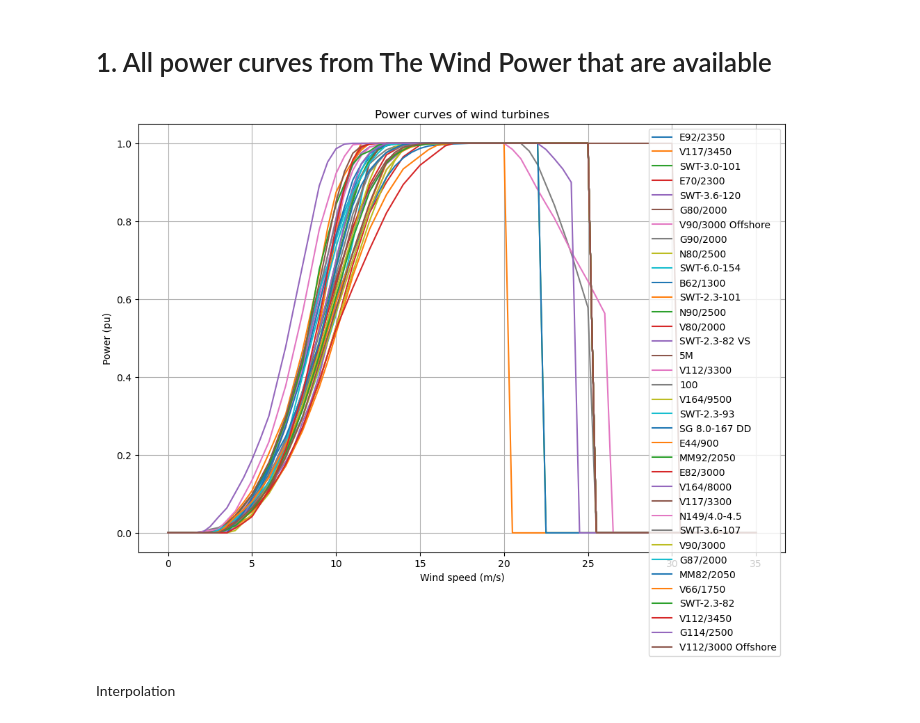
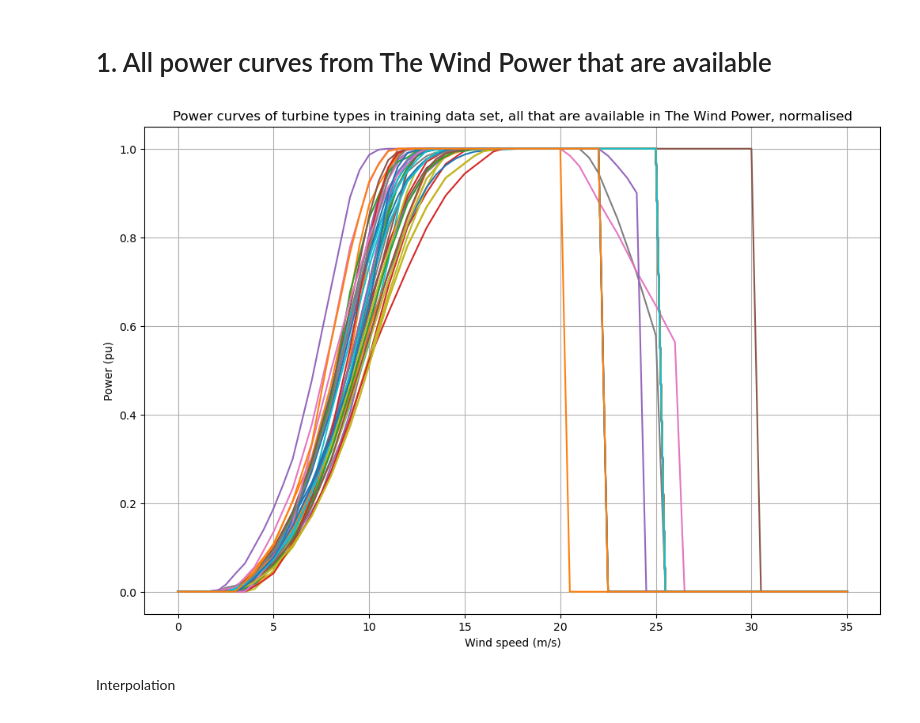
Before and after one commit to el-gif/Webapp, a Jupyter notebook: Benchmarking power curve.ipynb, the cells around one changed output. Saved outputs shown, nothing was run; the diff lists cells and outputs as text; code cells hidden in the pictures.

```diff
--- a/Benchmarking power curve.ipynb
+++ b/Benchmarking power curve.ipynb
@@ -13,15 +13,15 @@ all_commissioning_dates = []
 all_production_data = []
 
 # JSON-Datei laden
-with open(f"data/WPPs+production+wind.json", "r", encoding="utf-8") as file:
+with open(f"data/WPPs+production+reanalysis/WPPs+production+wind_new.json", "r", encoding="utf-8") as file:
     WPP_production_wind = json.load(file)
 
 # Daten sammeln
 for wpp in WPP_production_wind:
-    all_turbine_types.append(wpp["Turbine"])
+    all_turbine_types.append(str(wpp["Turbine"]))
     all_hub_heights.append(wpp["Hub_height"] if not pd.isna(wpp["Hub_height"]) else 100)
     all_capacities.append(wpp["Capacity"])
-    all_commissioning_dates.append(wpp["Commission_date"] if wpp["Commission_date"] != "nan" else "2015/06")
+    all_commissioning_dates.append(f"{wpp['Commissioning_date']}/06" if isinstance(wpp["Commissioning_date"], str) and "/" not in wpp["Commissioning_date"] else wpp["Commissioning_date"])
     all_production_data.append(wpp["Production"])
 
 # Alle Werte auf zwei Nachkommastellen runden
@@ -118,7 +118,7 @@ import matplotlib.pyplot as plt
 
 
 
-file_path_json = r"C:\Users\alexa\Documents\Webapp\data\power_curves.json"
+file_path_json = r"data\synthetic,power_curves\power_curves.json"
 
 with open(file_path_json, 'r', encoding='utf-16') as file:
     # Zeilenweise die Inhalte als Python-Listen parsen
@@ -131,7 +131,7 @@ powers_extracted = [item[1] for item in data_raw]
 
 
 # assignment of power curve to turbine type
-file_path_excel = r"C:\Users\alexa\Documents\Webapp\data\turbine_data.xlsx"
+file_path_excel = r"data\synthetic,power_curves\turbine_data.xlsx"
 excel_data = pd.read_excel(file_path_excel, sheet_name='Turbine Types')
 
 # Create a mask for non-empty values in the "The Wind Power" column
@@ -142,36 +142,36 @@ turbine_types_with_power_curve = np.array(excel_data['Turbine Types'][power_curv
 
 
 
 # Extraction of the power curves
 power_curves_individual = []
 j = 0
 i = 0
 while j < len(wind_speeds_extracted):
     if wind_speeds_extracted[j] == 0:
         power_curves_individual.append([[], []])
         i += 1
     power_curves_individual[i-1][0].append(wind_speeds_extracted[j])
     power_curves_individual[i-1][1].append(powers_extracted[j])
     j += 1
 
 # Default power curve is that of SWT-3.6-107
 for i in range(len(turbine_types_with_power_curve)):
     if turbine_types_with_power_curve[i] == 'SWT-3.6-107':
         default_power_curve = power_curves_individual[i]
 
 # Plot of the power curves
 plt.figure(figsize=(12, 8))
 for i, power_curve in enumerate(power_curves_individual):
     plt.plot(np.array(power_curve[0]), np.array(power_curve[1]) / max(power_curve[1]), label=turbine_types_with_power_curve[i])
 
 plt.xlabel('Wind speed (m/s)')
 plt.ylabel('Power (pu)')
-plt.title('Power curves of wind turbines')
-plt.legend()
+plt.title('Power curves of turbine types in training data set, all that are available in The Wind Power, normalised')
+#plt.legend()
 plt.grid(True)
 plt.show()
 # %% [output]
-[figure, old version]
+[figure, new version]
 # %% [markdown]
 Interpolation
 # %%
```
Also changed, not shown: parts of 5 cells of this notebook, 53 other files.
